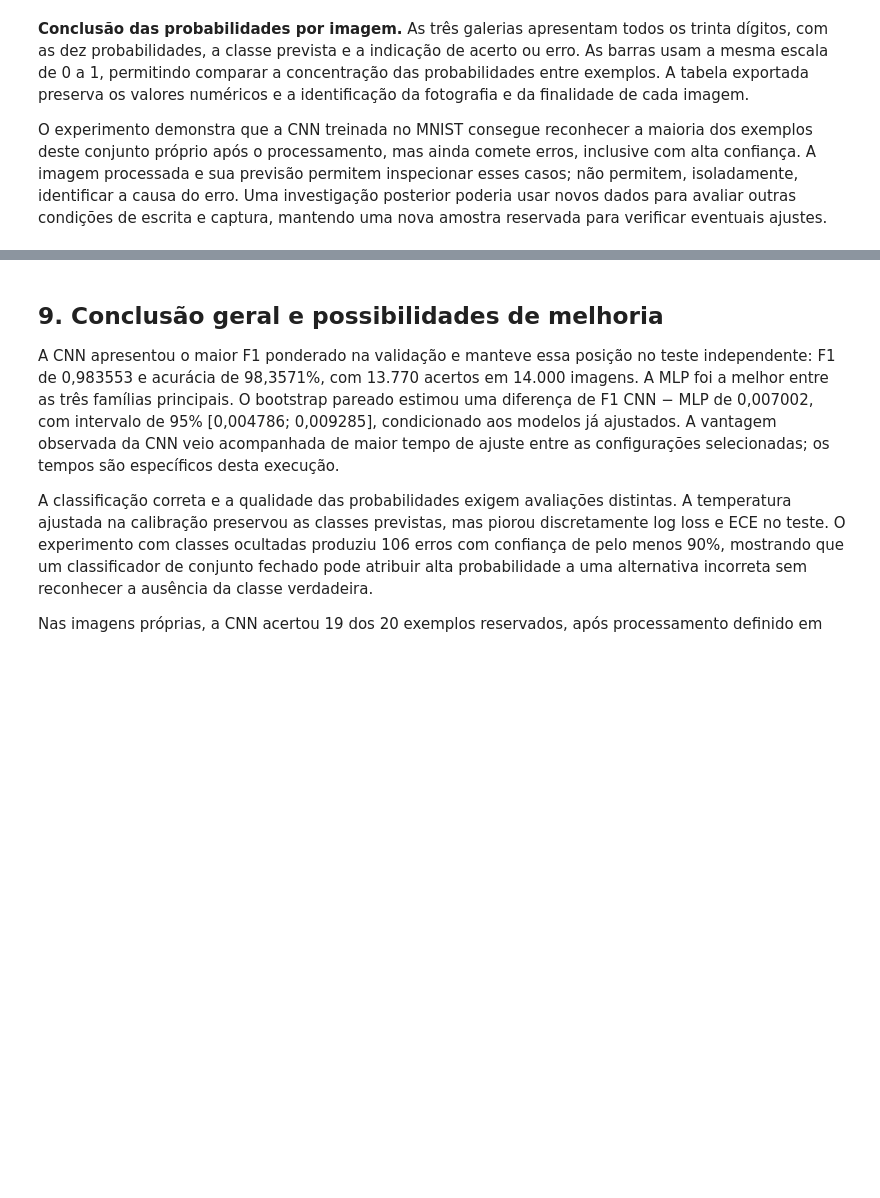
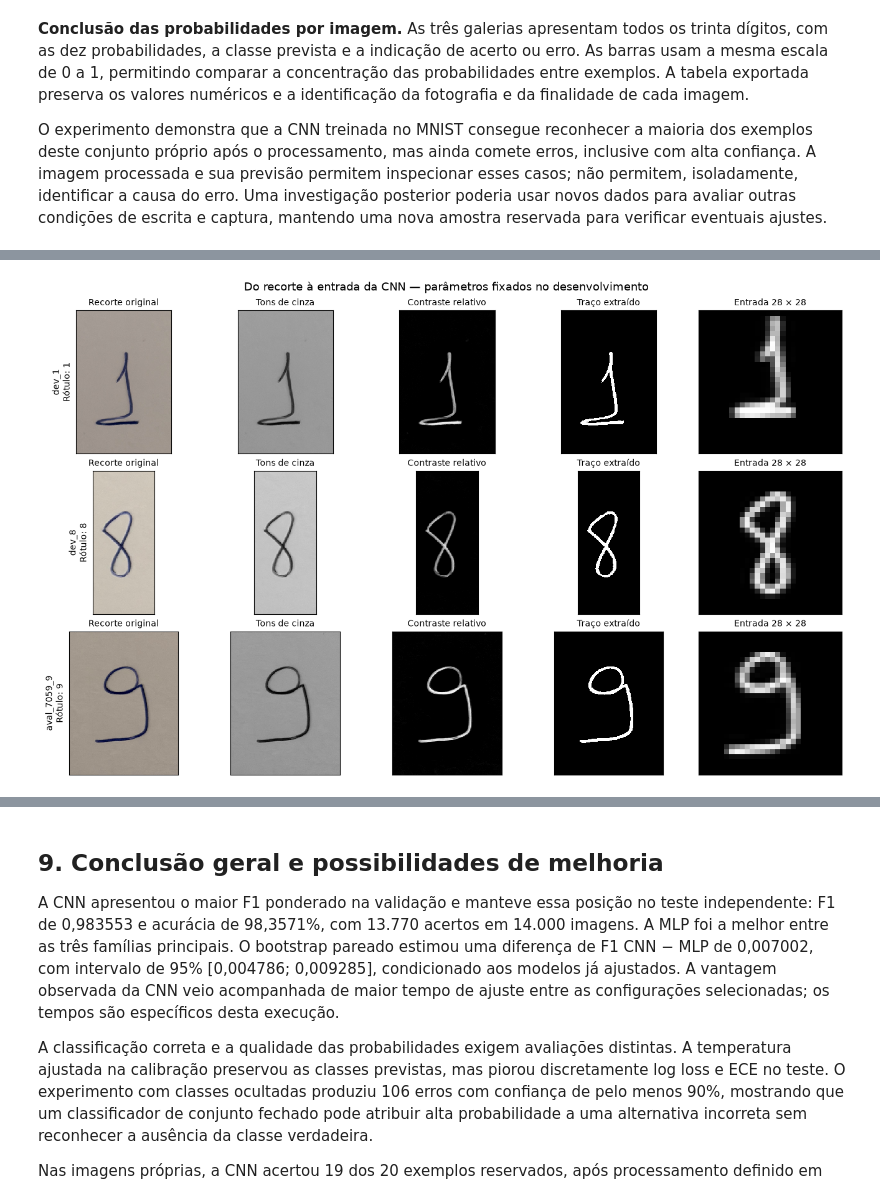
Before and after one commit to Luizhprovin/mnist-digit-classification, a Jupyter notebook: projeto.ipynb, the cells around one changed output, grey strips where cells are left out. Drawn from its saved outputs; the diff is of its cells as text; code cells hidden in the pictures; blank space fills up the shorter version.

Commit message:
expõe etapas do processamento e preserva entradas da CNN

```diff
--- a/projeto.ipynb
+++ b/projeto.ipynb
@@ -1584,0 +1563,24 @@ O experimento demonstra que a CNN treinada no MNIST consegue reconhecer a maiori
+# %%
+ids_inspecao = ["dev_1", "dev_8", "aval_7059_9"]
+fig, axes = plt.subplots(len(ids_inspecao), 5, figsize=(13, 8), layout="constrained")
+titulos = ["Recorte original", "Tons de cinza", "Contraste relativo", "Traço extraído", "Entrada 28 × 28"]
+for fila, identificador in enumerate(ids_inspecao):
+    linha = manifesto_proprias.set_index("id").loc[identificador]
+    with Image.open(IMAGENS_PROPRIAS_DIR / linha["arquivo_foto"]) as foto:
+        recorte = foto.convert("RGB").crop(tuple(int(linha[c]) for c in ["x0", "y0", "x1", "y1"]))
+    etapas = etapas_digito(recorte, **PARAMETROS_PREPROCESSAMENTO)
+    indice = manifesto_galeria.index[manifesto_galeria["id"] == identificador][0]
+    assert np.array_equal(etapas["entrada"], imagens_galeria[indice])
+    paineis = [recorte, etapas["cinza"], etapas["contraste"], etapas["traco"], etapas["entrada"]]
+    for coluna, painel in enumerate(paineis):
+        ax = axes[fila, coluna]
+        ax.imshow(painel, cmap="gray", vmin=0, vmax=1, interpolation="nearest")
+        ax.set_title(titulos[coluna], fontsize=10)
+        ax.set_xticks([])
+        ax.set_yticks([])
+    axes[fila, 0].set_ylabel(f"{identificador}\nRótulo: {linha['rotulo']}", fontsize=10)
+fig.suptitle("Do recorte à entrada da CNN — parâmetros fixados no desenvolvimento", fontsize=13)
+fig.savefig(FIGURES_DIR / "etapas_processamento.png", dpi=150)
+plt.show()
+# %% [output]
+[figure, added]
```
Also changed, not shown: parts of 8 cells of this notebook, 6 other files.
